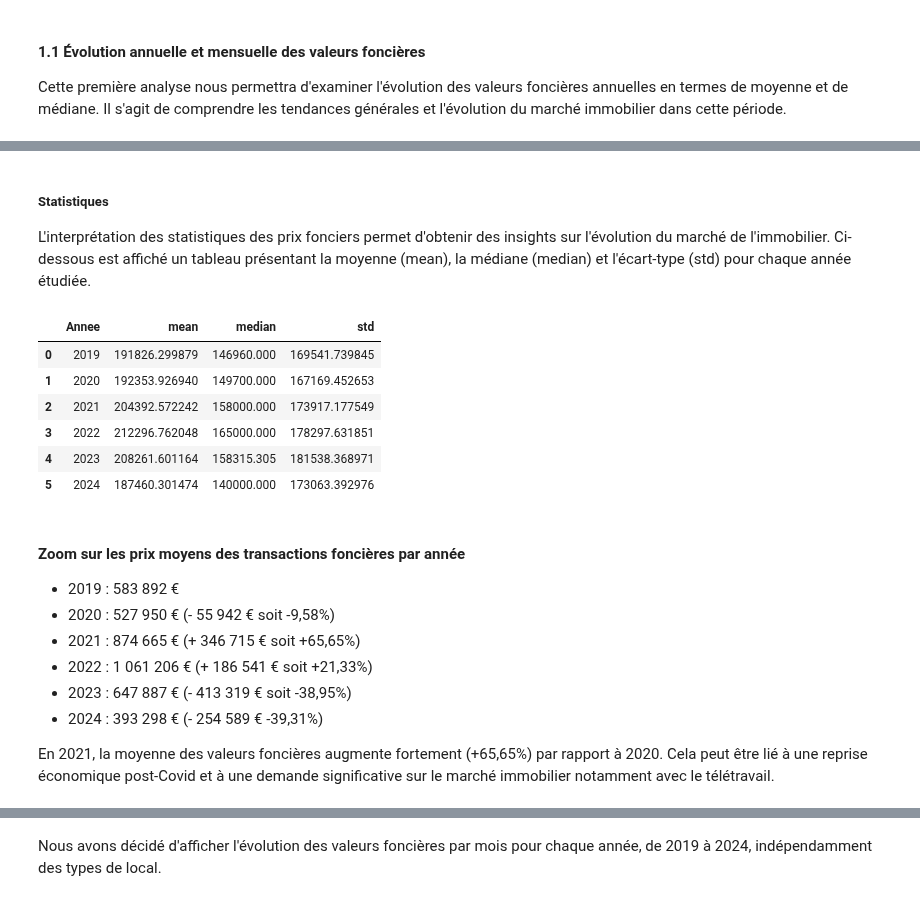
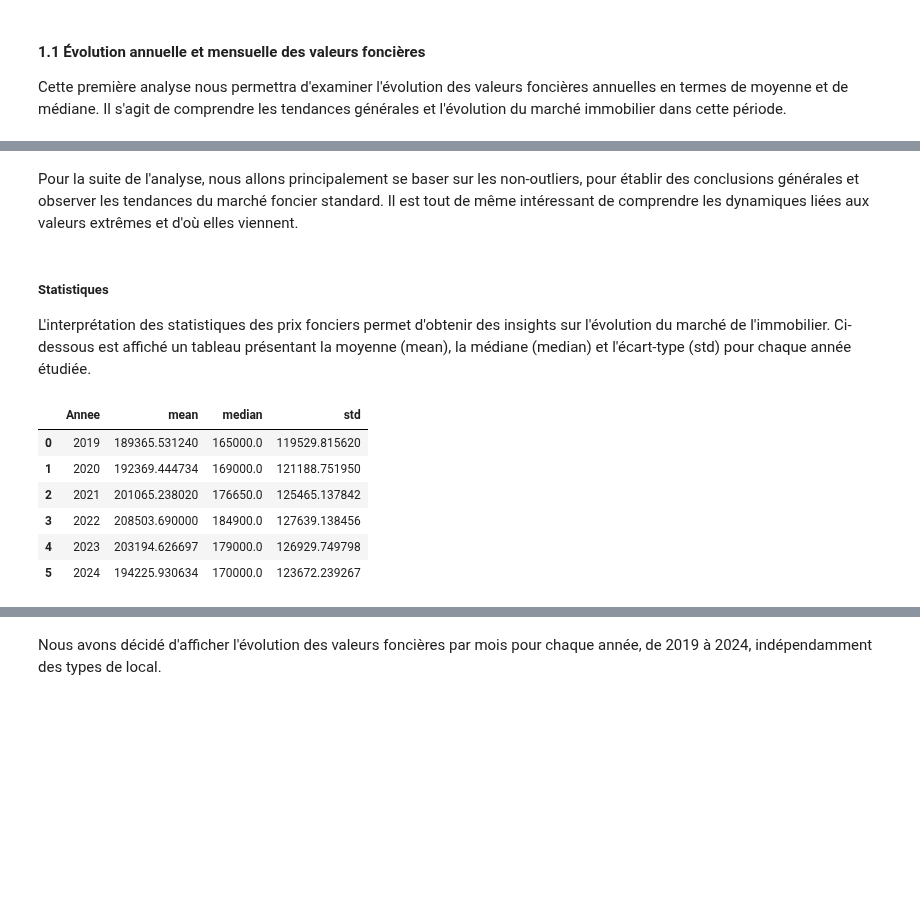
Before and after one commit to Kal3idoscope/Land-data-analysis-French-market, a Jupyter notebook: trends_forecast_.ipynb, the cells around one changed output, grey strips where cells are left out. Saved outputs shown, nothing was run; the diff lists cells and outputs as text; code cells hidden in the pictures; blank space fills up the shorter version.

```diff
--- a/trends_forecast_.ipynb
+++ b/trends_forecast_.ipynb
@@ -69,4 +87,6 @@ dtype: int64
 # %%
 #### CHECK DUPLICATES ####
 df_clean.drop_duplicates(keep='last', inplace=True)
-df_clean.duplicated().sum()
+df_clean = df_clean.sort_values('Date mutation').drop_duplicates(subset=['Valeur fonciere', 'Code postal', 'Commune', 'Nature mutation', 'Annee'], keep='last')
+
+# df_clean.duplicated().sum()
@@ -107,16 +134,9 @@ high_value_properties_sorted = high_values.sort_values('Valeur fonciere', ascend
 # %% [markdown]
 ### Outliers ###
 # %%
-import numpy as np
 Q1 = df_clean['Valeur fonciere'].quantile(0.25)
 Q3 = df_clean['Valeur fonciere'].quantile(0.75)
 IQR = Q3 - Q1
 
 lower_bound = Q1 - 1.5 * IQR
 upper_bound = Q3 + 1.5 * IQR
-
-df_clean['Valeur fonciere log'] = df_clean['Valeur fonciere'].apply(lambda x: np.log(x + 1))  # +1 pour éviter log(0)
-
-outliers = df_clean[(df_clean['Valeur fonciere'] < lower_bound) |
-                    (df_clean['Valeur fonciere'] > upper_bound)]
-outliers.groupby(['Annee', 'Type local'])['Valeur fonciere'].agg(['count', 'mean', 'std'])
@@ -143,8 +144,29 @@ outliers.groupby(['Annee', 'Type local'])['Valeur fonciere'].agg(['count', 'mean
 #### Stock des valeurs outliers ####
 # %% [markdown]
 D'autre part, nous créeons un Data Frame qui exclut les outliers, un autre Data Frame qui inclut les outliers seulement.
-# %%
-median_value = df_clean['Valeur fonciere'].median()
-df_wo_outliers= df_clean.copy()
-df_clean['Valeur fonciere'] = np.where(df_clean['Valeur fonciere'] > upper_bound, upper_bound, df_clean['Valeur fonciere'])
-df_clean['Valeur fonciere'] = np.where(df_clean['Valeur fonciere'] < lower_bound, lower_bound, df_clean['Valeur fonciere'])
+# %%
+outliers = df_clean[(df_clean['Valeur fonciere'] < lower_bound) |
+                    (df_clean['Valeur fonciere'] > upper_bound)]
+non_outliers = df_clean[(df_clean['Valeur fonciere'] >= lower_bound) & (df_clean['Valeur fonciere'] <= upper_bound)]
+
+outliers.groupby(['Annee', 'Type local'], observed=False)['Valeur fonciere'].agg(['count', 'mean', 'std'])
+
+#### METRICS COMPARISON ####
+# All
+mean_all = df_clean['Valeur fonciere'].mean()
+median_all = df_clean['Valeur fonciere'].median()
+
+# Non-outliers
+mean_non_outliers = non_outliers['Valeur fonciere'].mean()
+median_non_outliers = non_outliers['Valeur fonciere'].median()
+
+# Outliers
+mean_outliers = outliers['Valeur fonciere'].mean()
+median_outliers = outliers['Valeur fonciere'].median()
+
+print("General mean :", mean_all)
+print("General median :", median_all)
+print("\nNon-outliers mean :", mean_non_outliers)
+print("Non-outliers median :", median_non_outliers)
+print("\nOutliers mean :", mean_outliers)
+print("Outliers median :", median_outliers)
@@ -286,26 +350,17 @@ Cependant, on observe une augmentation de la moyenne à partir de 2020 jusqu'à
+# %% [markdown]
+Pour la suite de l'analyse, nous allons principalement se baser sur les non-outliers, pour établir des conclusions générales et observer les tendances du marché foncier standard. Il est tout de même intéressant de comprendre les dynamiques liées aux valeurs extrêmes et d'où elles viennent.
 # %% [markdown]
 ##### Statistiques #####
 
 L'interprétation des statistiques des prix fonciers permet d'obtenir des insights sur l'évolution du marché de l'immobilier. Ci-dessous est affiché un tableau présentant la moyenne (mean), la médiane (median) et l'écart-type (std) pour chaque année étudiée.
 # %%
-annual_stats = df_clean.groupby('Annee')['Valeur fonciere'].agg(['mean', 'median', 'std']).reset_index()
+annual_stats = non_outliers.groupby('Annee')['Valeur fonciere'].agg(['mean', 'median', 'std']).reset_index()
 annual_stats
 # %% [output]
 |  | Annee | mean | median | std |
-| 0 | 2019 | 191826.299879 | 146960.000 | 169541.739845 |
-| 1 | 2020 | 192353.926940 | 149700.000 | 167169.452653 |
-| 2 | 2021 | 204392.572242 | 158000.000 | 173917.177549 |
-| 3 | 2022 | 212296.762048 | 165000.000 | 178297.631851 |
-| 4 | 2023 | 208261.601164 | 158315.305 | 181538.368971 |
-| 5 | 2024 | 187460.301474 | 140000.000 | 173063.392976 |
+| 0 | 2019 | 189365.531240 | 165000.0 | 119529.815620 |
+| 1 | 2020 | 192369.444734 | 169000.0 | 121188.751950 |
+| 2 | 2021 | 201065.238020 | 176650.0 | 125465.137842 |
+| 3 | 2022 | 208503.690000 | 184900.0 | 127639.138456 |
+| 4 | 2023 | 203194.626697 | 179000.0 | 126929.749798 |
+| 5 | 2024 | 194225.930634 | 170000.0 | 123672.239267 |
-# %% [markdown]
-#### Zoom sur les prix moyens des transactions foncières par année ####
-
-- 2019 : 583 892 €
-- 2020 : 527 950 € (- 55 942 € soit -9,58%)
-- 2021 : 874 665 € (+ 346 715 € soit +65,65%)
-- 2022 : 1 061 206 € (+ 186 541 € soit +21,33%)
-- 2023 : 647 887 € (- 413 319 € soit -38,95%)
-- 2024 : 393 298 € (- 254 589 € -39,31%)
-
-En 2021, la moyenne des valeurs foncières augmente fortement (+65,65%) par rapport à 2020. Cela peut être lié à une reprise économique post-Covid et à une  demande significative sur le marché immobilier notamment avec le télétravail.
```
Also changed, not shown: parts of 29 cells of this notebook.
